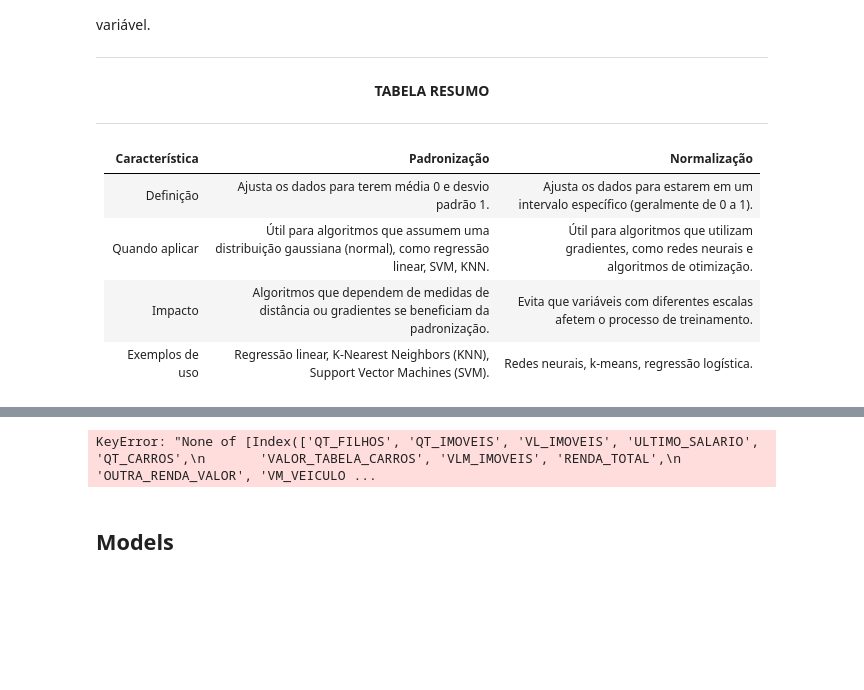
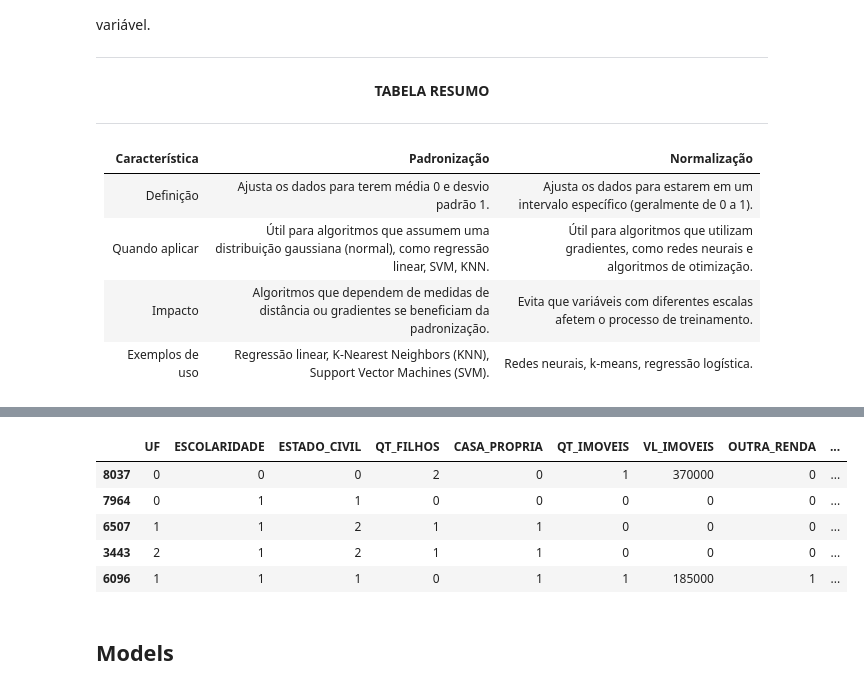
Before and after one commit to AnnaPaulaFigueiredo/credit-score, a Jupyter notebook: machine_learning_models.ipynb, the cells around one changed output, grey strips where cells are left out. Drawn from its saved outputs; the diff is of its cells as text; code cells hidden in the pictures; blank space fills up the shorter version.

Commit message:
create scaling

```diff
--- a/machine_learning_models.ipynb
+++ b/machine_learning_models.ipynb
@@ -239,14 +239,22 @@ def one_hot_encode(df, column):
 def label_encoder(df, variable):
     """
     Aplica o Label Encoding a uma variável categórica em um DataFrame.
+
+    Parâmetros:
+    - df: DataFrame que contém a coluna a ser codificada.
+    - variable: Nome da coluna a ser codificada.
+
+    Retorna:
+    - DataFrame com a coluna codificada.
+    - Dicionário de mapeamento (categoria para valor numérico).
     """
     categories = df[variable].unique()
 
     # Criar mapeamento das categorias para números
     label_mapping = {category: idx for idx, category in enumerate(categories)}
 
-    # Aplicar o mapeamento
-    df[f'{variable}_encoded'] = df[variable].map(label_mapping)
+    # Aplicar o mapeamento diretamente na coluna
+    df[variable] = df[variable].map(label_mapping)
 
     return df, label_mapping
 
@@ -377,13 +377,20 @@ def apply_scaling_sklearn(df_new, columns, scaler):
+# %%
+X_train.head()
+# %% [output]
+|  | UF | ESCOLARIDADE | ESTADO_CIVIL | QT_FILHOS | CASA_PROPRIA | QT_IMOVEIS | VL_IMOVEIS | OUTRA_RENDA | ... |
+| 8037 | 0 | 0 | 0 | 2 | 0 | 1 | 370000 | 0 | ... |
+| 7964 | 0 | 1 | 1 | 0 | 0 | 0 | 0 | 0 | ... |
+| 6507 | 1 | 1 | 2 | 1 | 1 | 0 | 0 | 0 | ... |
+| 3443 | 2 | 1 | 2 | 1 | 1 | 0 | 0 | 0 | ... |
+| 6096 | 1 | 1 | 1 | 0 | 1 | 1 | 185000 | 1 | ... |
 # %%
 cols_to_scaler = ['QT_FILHOS', 'QT_IMOVEIS', 'VL_IMOVEIS', 'ULTIMO_SALARIO','QT_CARROS', 'VALOR_TABELA_CARROS',
                   'VLM_IMOVEIS', 'RENDA_TOTAL','OUTRA_RENDA_VALOR', 'VM_VEICULOS', 'IDADE_discretized',
-                  'TEMPO_ULTIMO_EMPREGO_MESES_discretized']
+                  'TEMPO_ULTIMO_EMPREGO_MESES_discretized', 'UF', 'ESCOLARIDADE', 'ESTADO_CIVIL']
 
-X_train_scaled, scaler_x = scale_data_sklearn(X_train, cols_to_scaler, method='minmax')
+X_train_scaled, scaler_x = scale_data(X_train, cols_to_scaler, method='minmax')
 
-X_test_scaled = apply_scaling_sklearn(X_test, cols_to_scaler, scaler_x)
+X_test_scaled = apply_scaling(X_test, cols_to_scaler, scaler_x)
-# %% [output]
-KeyError: "None of [Index(['QT_FILHOS', 'QT_IMOVEIS', 'VL_IMOVEIS', 'ULTIMO_SALARIO', 'QT_CARROS',\n       'VALOR_TABELA_CARROS', 'VLM_IMOVEIS', 'RENDA_TOTAL',\n       'OUTRA_RENDA_VALOR', 'VM_VEICULO ...
 # %% [markdown]
 ## Models
 # %%
```
Also changed, not shown: parts of 2 cells of this notebook.
